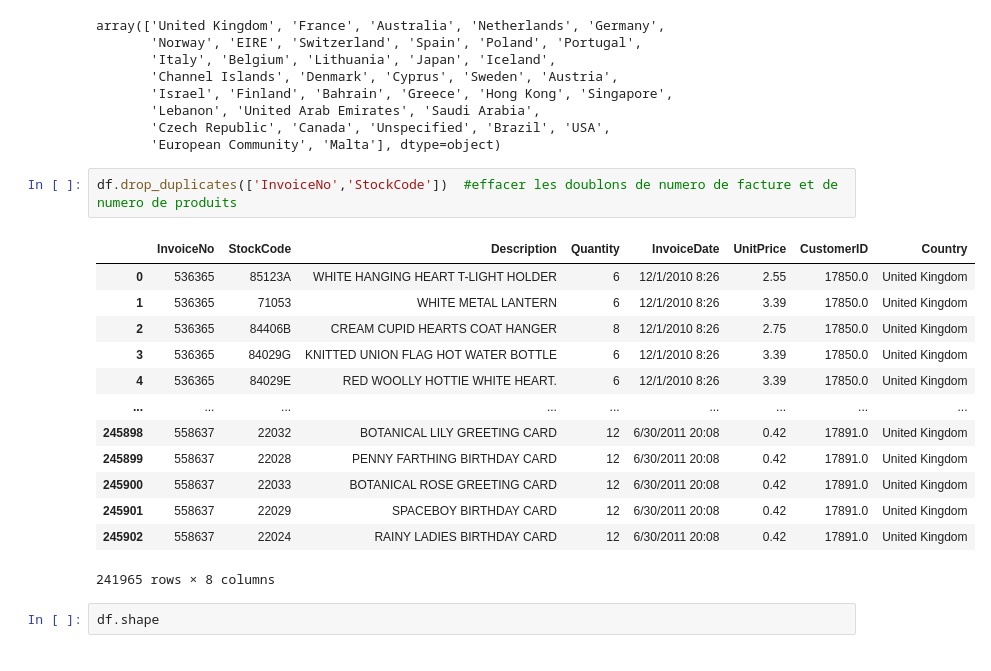
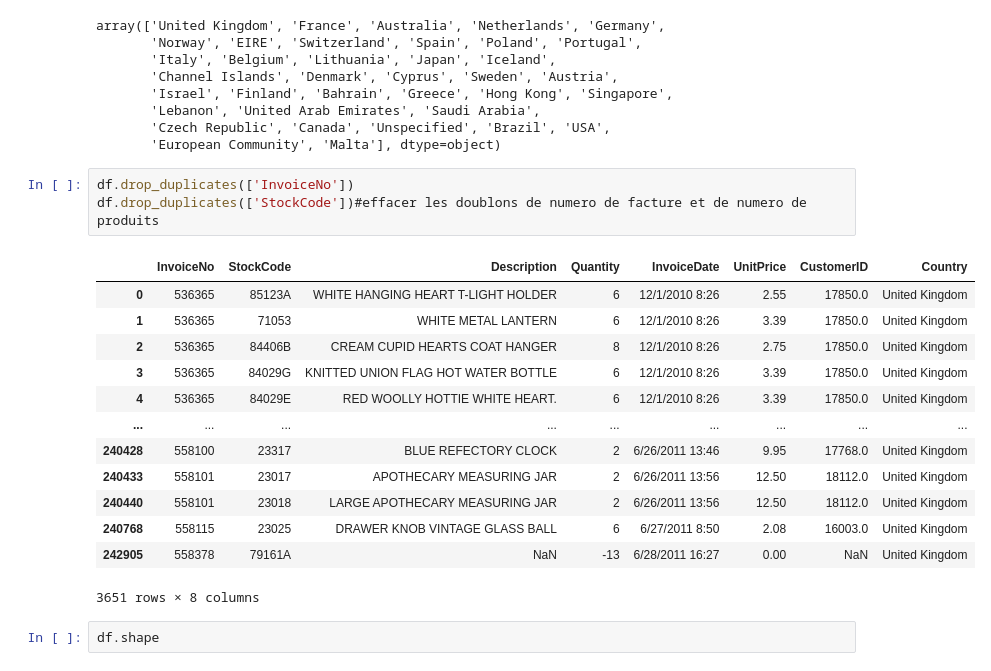
Before and after one commit to SaiaR1523/Projet1C-bis, a Jupyter notebook: ETL2/ETL2/Traitement final csv.ipynb, the cells around one changed output. Saved outputs shown, nothing was run; the diff lists cells and outputs as text.

Commit message:
table produit marche bien
alimentation table produit

```diff
--- a/ETL2/ETL2/Traitement final csv.ipynb
+++ b/ETL2/ETL2/Traitement final csv.ipynb
@@ -72,21 +72,22 @@ array(['United Kingdom', 'France', 'Australia', 'Netherlands', 'Germany',
        'Czech Republic', 'Canada', 'Unspecified', 'Brazil', 'USA',
        'European Community', 'Malta'], dtype=object)
 # %%
-df.drop_duplicates(['InvoiceNo','StockCode'])  #effacer les doublons de numero de facture et de numero de produits
+df.drop_duplicates(['InvoiceNo'])
+df.drop_duplicates(['StockCode'])#effacer les doublons de numero de facture et de numero de produits
 # %% [output]
 |  | InvoiceNo | StockCode | Description | Quantity | InvoiceDate | UnitPrice | CustomerID | Country |
 | 0 | 536365 | 85123A | WHITE HANGING HEART T-LIGHT HOLDER | 6 | 12/1/2010 8:26 | 2.55 | 17850.0 | United Kingdom |
 | 1 | 536365 | 71053 | WHITE METAL LANTERN | 6 | 12/1/2010 8:26 | 3.39 | 17850.0 | United Kingdom |
 | 2 | 536365 | 84406B | CREAM CUPID HEARTS COAT HANGER | 8 | 12/1/2010 8:26 | 2.75 | 17850.0 | United Kingdom |
 | 3 | 536365 | 84029G | KNITTED UNION FLAG HOT WATER BOTTLE | 6 | 12/1/2010 8:26 | 3.39 | 17850.0 | United Kingdom |
 | 4 | 536365 | 84029E | RED WOOLLY HOTTIE WHITE HEART. | 6 | 12/1/2010 8:26 | 3.39 | 17850.0 | United Kingdom |
 | ... | ... | ... | ... | ... | ... | ... | ... | ... |
-| 245898 | 558637 | 22032 | BOTANICAL LILY GREETING CARD | 12 | 6/30/2011 20:08 | 0.42 | 17891.0 | United Kingdom |
-| 245899 | 558637 | 22028 | PENNY FARTHING BIRTHDAY CARD | 12 | 6/30/2011 20:08 | 0.42 | 17891.0 | United Kingdom |
-| 245900 | 558637 | 22033 | BOTANICAL ROSE GREETING CARD | 12 | 6/30/2011 20:08 | 0.42 | 17891.0 | United Kingdom |
-| 245901 | 558637 | 22029 | SPACEBOY BIRTHDAY CARD | 12 | 6/30/2011 20:08 | 0.42 | 17891.0 | United Kingdom |
-| 245902 | 558637 | 22024 | RAINY LADIES BIRTHDAY CARD | 12 | 6/30/2011 20:08 | 0.42 | 17891.0 | United Kingdom |
+| 240428 | 558100 | 23317 | BLUE REFECTORY CLOCK | 2 | 6/26/2011 13:46 | 9.95 | 17768.0 | United Kingdom |
+| 240433 | 558101 | 23017 | APOTHECARY MEASURING JAR | 2 | 6/26/2011 13:56 | 12.50 | 18112.0 | United Kingdom |
+| 240440 | 558101 | 23018 | LARGE APOTHECARY MEASURING JAR | 2 | 6/26/2011 13:56 | 12.50 | 18112.0 | United Kingdom |
+| 240768 | 558115 | 23025 | DRAWER KNOB VINTAGE GLASS BALL | 6 | 6/27/2011 8:50 | 2.08 | 16003.0 | United Kingdom |
+| 242905 | 558378 | 79161A | NaN | -13 | 6/28/2011 16:27 | 0.00 | NaN | United Kingdom |
-241965 rows × 8 columns
+3651 rows × 8 columns
 # %%
 df.shape
 # %% [output]
```
Also changed, not shown: parts of 3 cells of this notebook, 3 other files.
